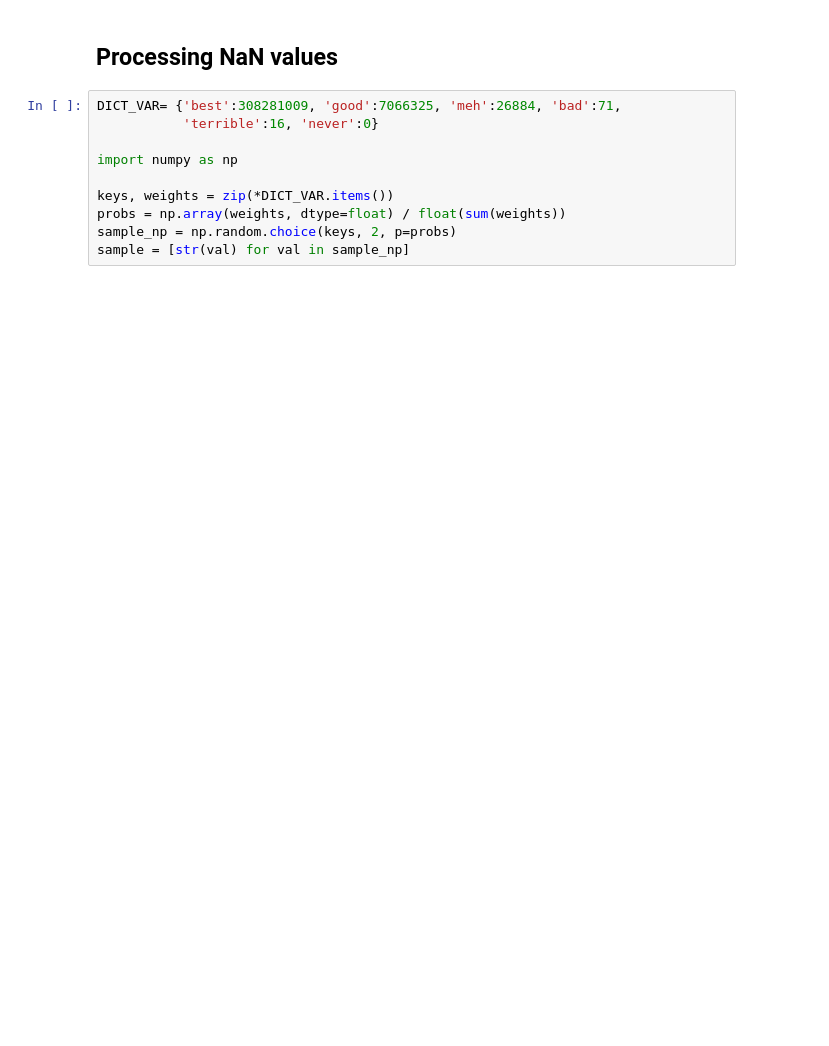
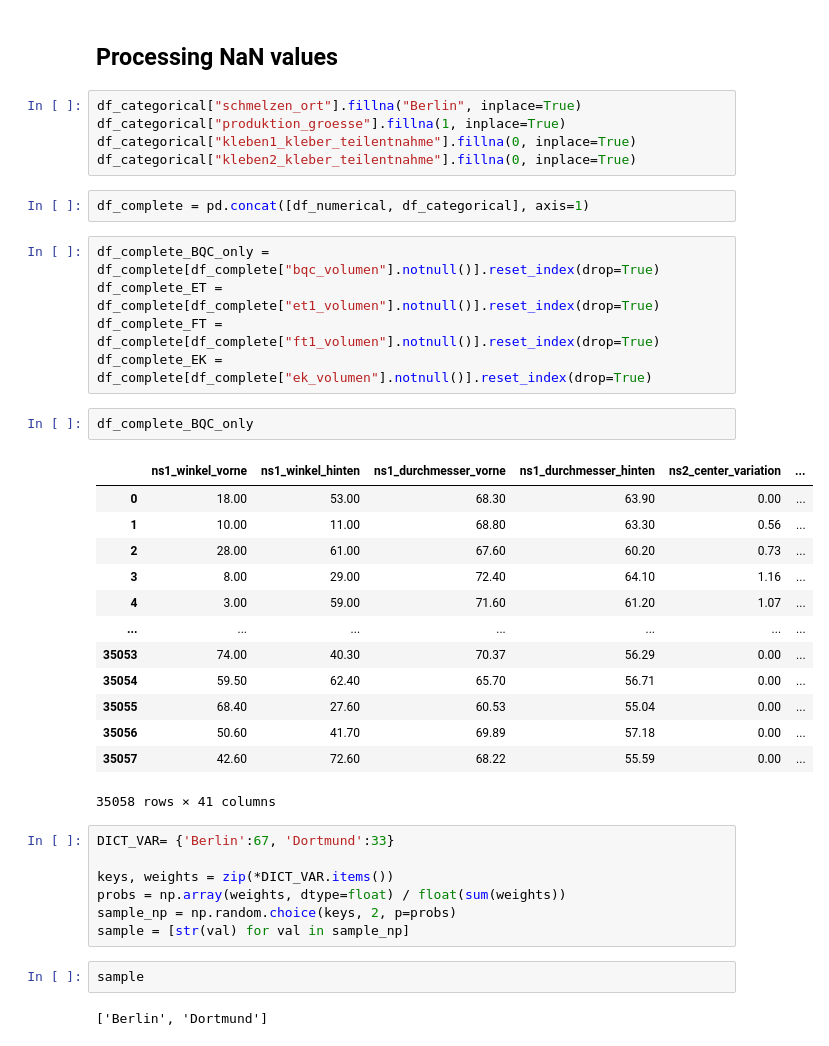
Before and after one commit to esrabecker/DA_Midterm_Project, a Jupyter notebook: Production_Notebook/Production_Data_Cleaning.ipynb, the cells around one changed output. Cells and saved outputs as stored; diff of their text form; blank space fills up the shorter version.

```diff
--- a/Production_Notebook/Production_Data_Cleaning.ipynb
+++ b/Production_Notebook/Production_Data_Cleaning.ipynb
@@ -422,12 +348,41 @@ memory usage: 13.8+ MB
 # %% [markdown]
 ## Processing NaN values
+# %%
+df_categorical["schmelzen_ort"].fillna("Berlin", inplace=True)
+df_categorical["produktion_groesse"].fillna(1, inplace=True)
+df_categorical["kleben1_kleber_teilentnahme"].fillna(0, inplace=True)
+df_categorical["kleben2_kleber_teilentnahme"].fillna(0, inplace=True)
+# %%
+df_complete = pd.concat([df_numerical, df_categorical], axis=1)
+# %%
+df_complete_BQC_only = df_complete[df_complete["bqc_volumen"].notnull()].reset_index(drop=True)
+df_complete_ET = df_complete[df_complete["et1_volumen"].notnull()].reset_index(drop=True)
+df_complete_FT = df_complete[df_complete["ft1_volumen"].notnull()].reset_index(drop=True)
+df_complete_EK = df_complete[df_complete["ek_volumen"].notnull()].reset_index(drop=True)
+# %%
+df_complete_BQC_only
+# %% [output]
+|  | ns1_winkel_vorne | ns1_winkel_hinten | ns1_durchmesser_vorne | ns1_durchmesser_hinten | ns2_center_variation | ... |
+| 0 | 18.00 | 53.00 | 68.30 | 63.90 | 0.00 | ... |
+| 1 | 10.00 | 11.00 | 68.80 | 63.30 | 0.56 | ... |
+| 2 | 28.00 | 61.00 | 67.60 | 60.20 | 0.73 | ... |
+| 3 | 8.00 | 29.00 | 72.40 | 64.10 | 1.16 | ... |
+| 4 | 3.00 | 59.00 | 71.60 | 61.20 | 1.07 | ... |
+| ... | ... | ... | ... | ... | ... | ... |
+| 35053 | 74.00 | 40.30 | 70.37 | 56.29 | 0.00 | ... |
+| 35054 | 59.50 | 62.40 | 65.70 | 56.71 | 0.00 | ... |
+| 35055 | 68.40 | 27.60 | 60.53 | 55.04 | 0.00 | ... |
+| 35056 | 50.60 | 41.70 | 69.89 | 57.18 | 0.00 | ... |
+| 35057 | 42.60 | 72.60 | 68.22 | 55.59 | 0.00 | ... |
+35058 rows × 41 columns
 # %%
-DICT_VAR= {'best':308281009, 'good':7066325, 'meh':26884, 'bad':71,
-           'terrible':16, 'never':0}
-
-import numpy as np
+DICT_VAR= {'Berlin':67, 'Dortmund':33}
 
 keys, weights = zip(*DICT_VAR.items())
 probs = np.array(weights, dtype=float) / float(sum(weights))
 sample_np = np.random.choice(keys, 2, p=probs)
 sample = [str(val) for val in sample_np]
+# %%
+sample
+# %% [output]
+['Berlin', 'Dortmund']
```
Also changed, not shown: parts of 15 cells of this notebook, 1 other file.
